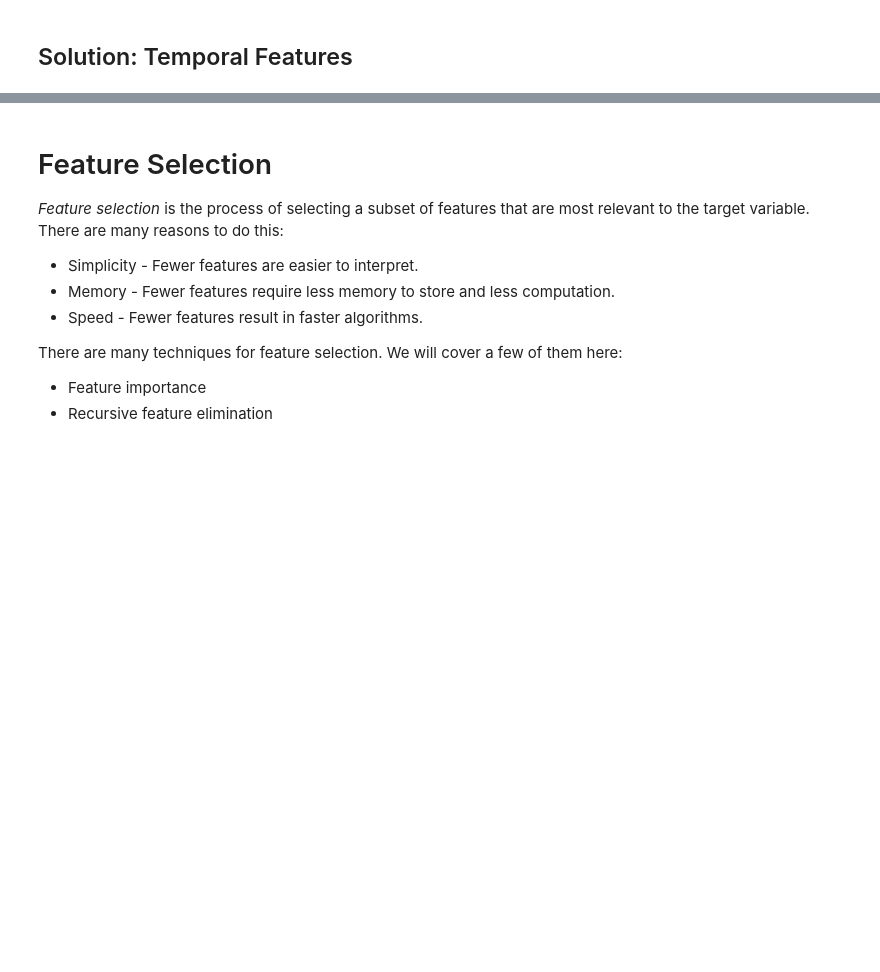
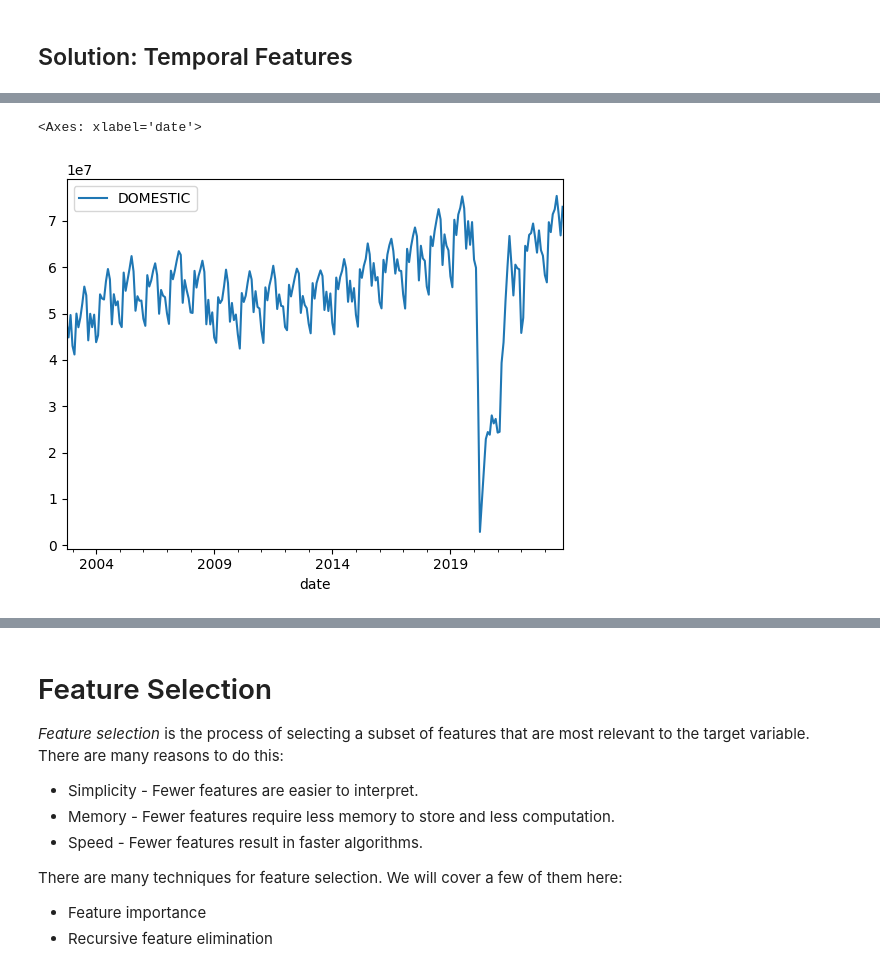
Before and after one commit to ys196/applied-machine-learning-feature-engineering-3809062, a Jupyter notebook: featureengineering.ipynb, the cells around one changed output, grey strips where cells are left out. Saved outputs shown, nothing was run; the diff lists cells and outputs as text; code cells hidden in the pictures; blank space fills up the shorter version.

```diff
--- a/featureengineering.ipynb
+++ b/featureengineering.ipynb
@@ -2612,0 +2762,6 @@ Then make another model using the `seasonal_decompose` function to add a seasona
+# %%
+(air
+ .plot(x='date',y='DOMESTIC'))
+# %% [output]
+<Axes: xlabel='date'>
+[figure, added]
```
Also changed, not shown: parts of 39 cells of this notebook.
